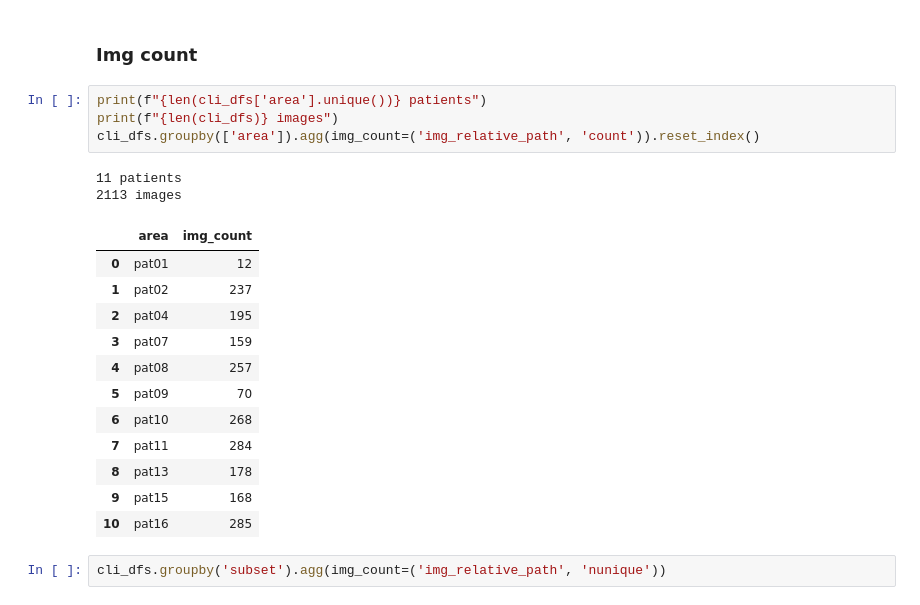
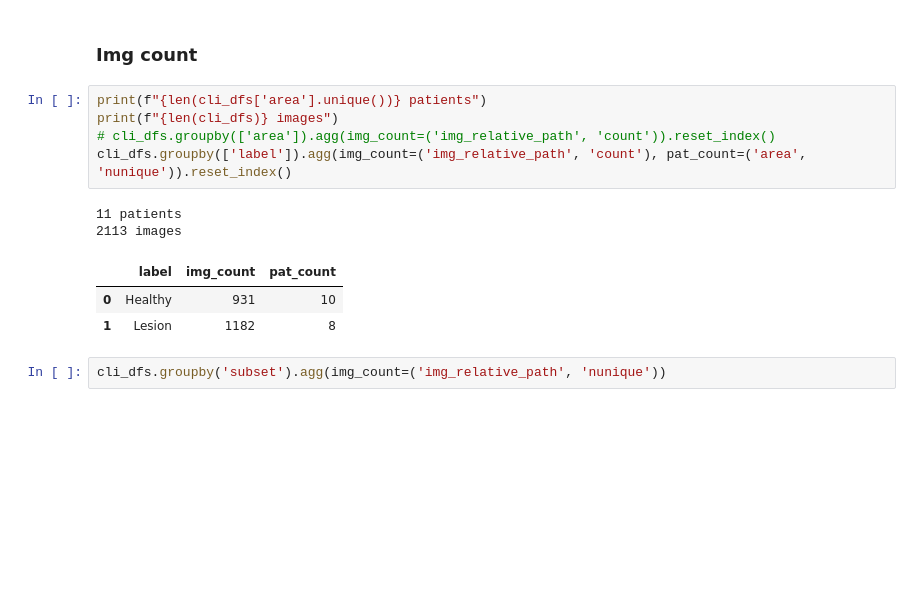
Before and after one commit to AnaJade/OCT_classification, a Jupyter notebook: brouillon.ipynb, the cells around one changed output. Drawn from its saved outputs; the diff is of its cells as text; blank space fills up the shorter version.

```diff
--- a/brouillon.ipynb
+++ b/brouillon.ipynb
@@ -309,22 +312,14 @@ lbls[lbls['label'] != lbls['label_og']]
 # %%
 print(f"{len(cli_dfs['area'].unique())} patients")
 print(f"{len(cli_dfs)} images")
-cli_dfs.groupby(['area']).agg(img_count=('img_relative_path', 'count')).reset_index()
+# cli_dfs.groupby(['area']).agg(img_count=('img_relative_path', 'count')).reset_index()
+cli_dfs.groupby(['label']).agg(img_count=('img_relative_path', 'count'), pat_count=('area', 'nunique')).reset_index()
 # %% [output]
 11 patients
 2113 images
-|  | area | img_count |
-| 0 | pat01 | 12 |
-| 1 | pat02 | 237 |
-| 2 | pat04 | 195 |
-| 3 | pat07 | 159 |
-| 4 | pat08 | 257 |
-| 5 | pat09 | 70 |
-| 6 | pat10 | 268 |
-| 7 | pat11 | 284 |
-| 8 | pat13 | 178 |
-| 9 | pat15 | 168 |
-| 10 | pat16 | 285 |
+|  | label | img_count | pat_count |
+| 0 | Healthy | 931 | 10 |
+| 1 | Lesion | 1182 | 8 |
 # %%
 cli_dfs.groupby('subset').agg(img_count=('img_relative_path', 'nunique'))
 # %% [output]
```
Also changed, not shown: parts of 26 cells of this notebook.
